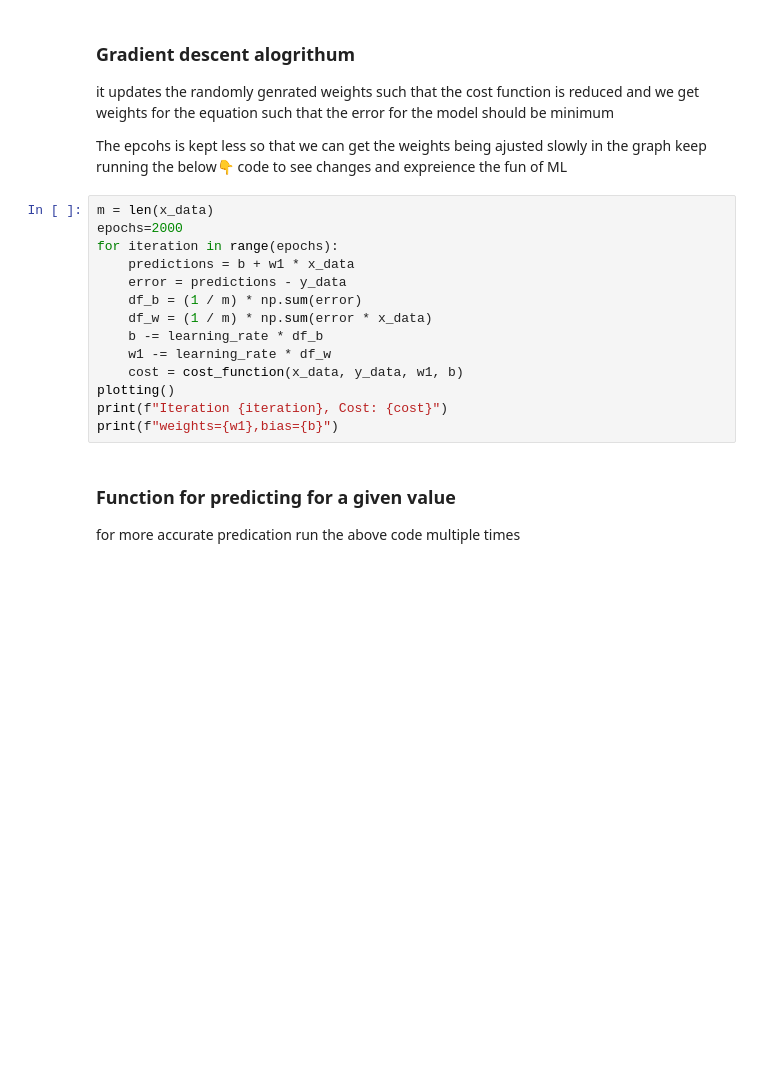
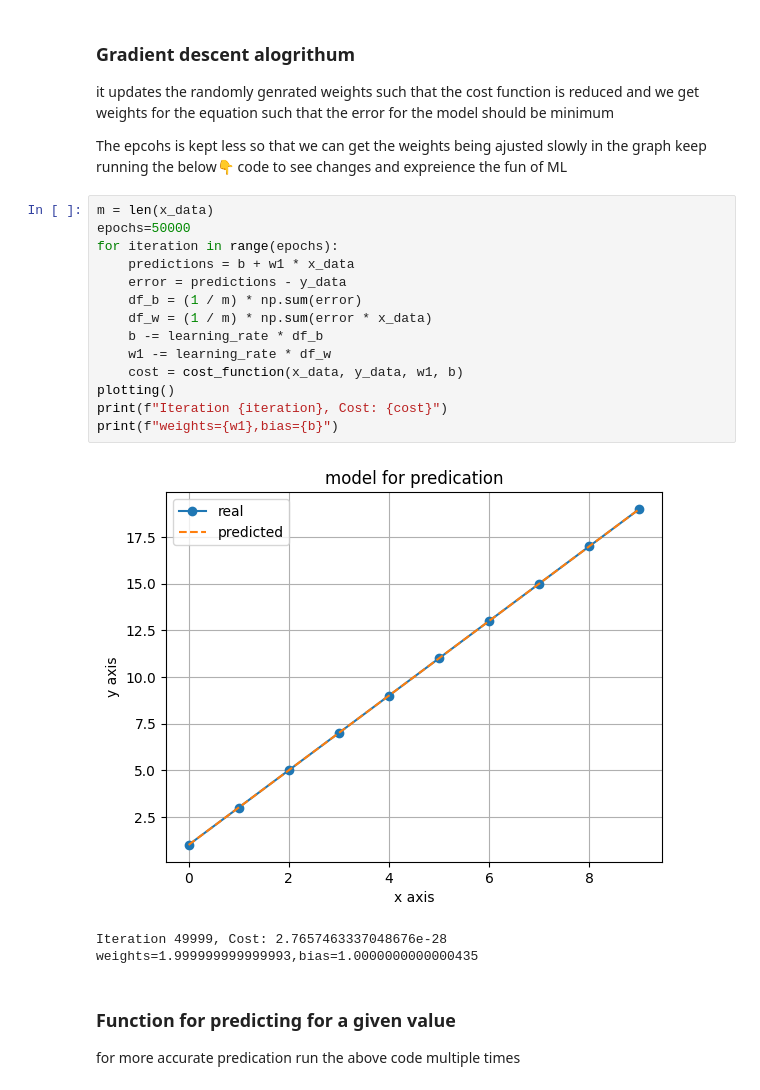
Before and after one commit to AbhijeetJ-512/ML, a Jupyter notebook: ml/linear.ipynb, the cells around one changed output. Saved outputs shown, nothing was run; the diff lists cells and outputs as text; blank space fills up the shorter version.

```diff
--- a/ml/linear.ipynb
+++ b/ml/linear.ipynb
@@ -59,18 +69,22 @@ The epcohs is kept less so that we can get the weights being ajusted slowly in t
 keep running the below👇 code to see changes and expreience the fun of ML
 # %%
 m = len(x_data)
-epochs=2000
+epochs=50000
 for iteration in range(epochs):
     predictions = b + w1 * x_data
     error = predictions - y_data
     df_b = (1 / m) * np.sum(error)
     df_w = (1 / m) * np.sum(error * x_data)
     b -= learning_rate * df_b
     w1 -= learning_rate * df_w
     cost = cost_function(x_data, y_data, w1, b)
 plotting()
 print(f"Iteration {iteration}, Cost: {cost}")
 print(f"weights={w1},bias={b}")
+# %% [output]
+[figure, added]
+Iteration 49999, Cost: 2.7657463337048676e-28
+weights=1.999999999999993,bias=1.0000000000000435
 # %% [markdown]
 ### Function for predicting for a given value
 
```
Also changed, not shown: parts of 5 cells of this notebook.
